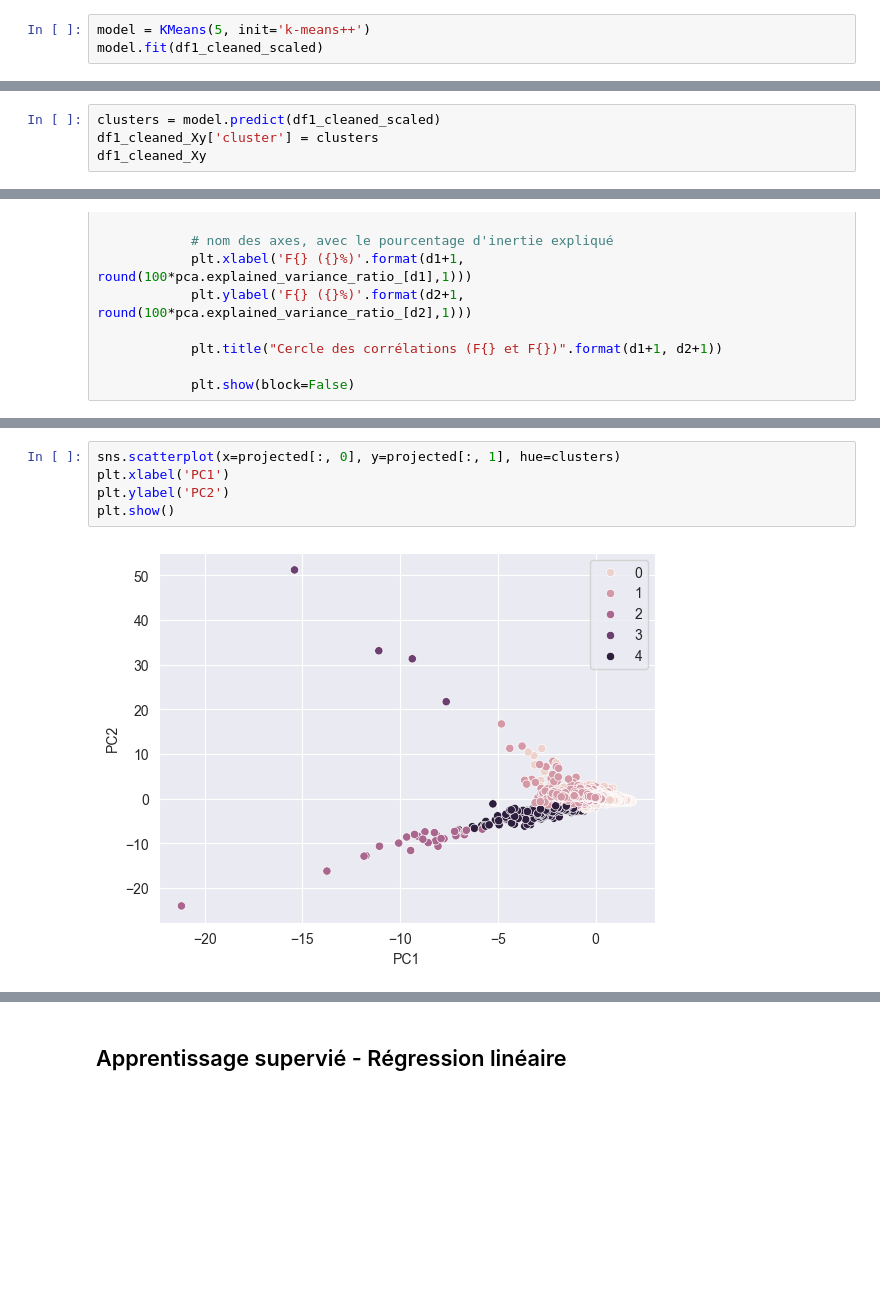
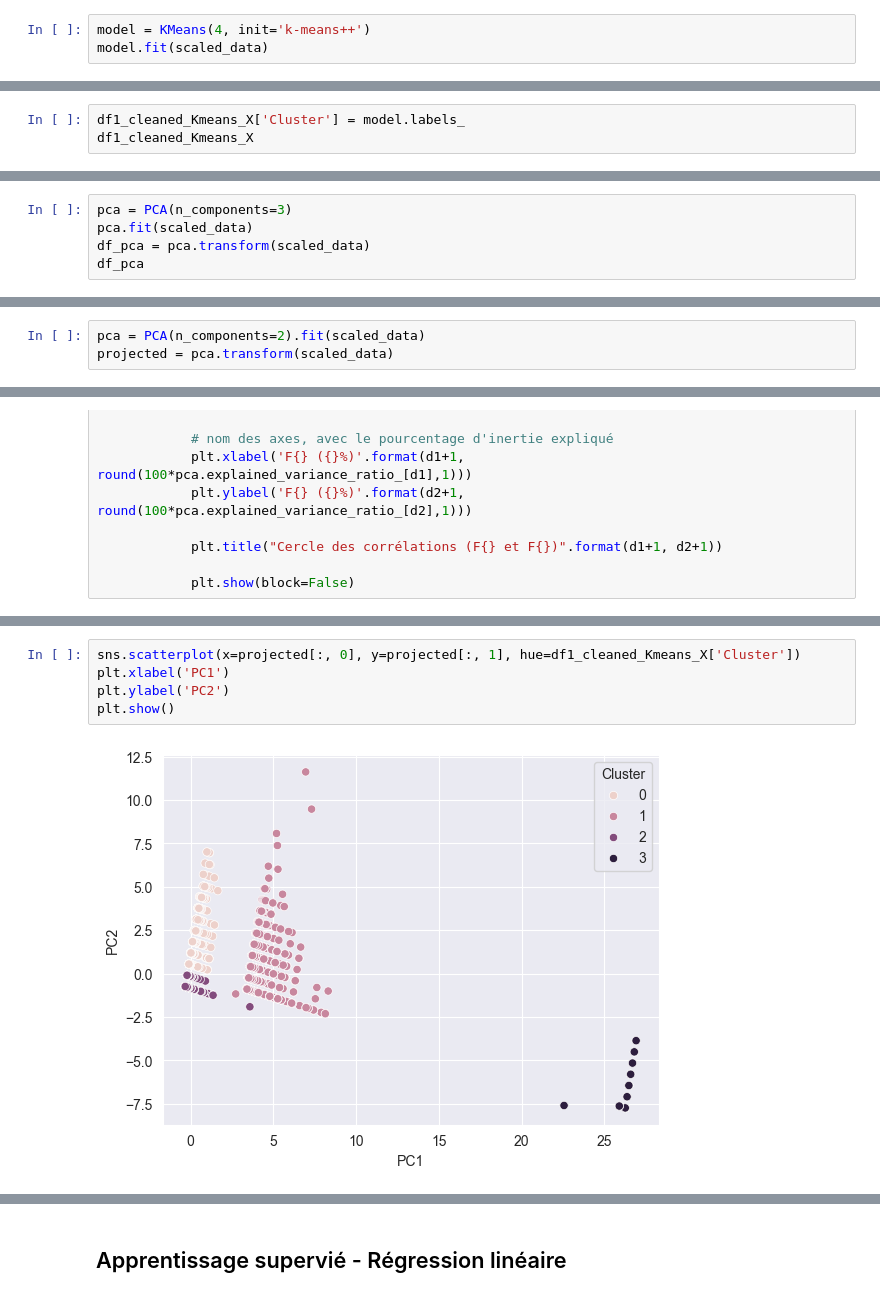
Before and after one commit to Skrinox/Analyses_des_Donnees_DVF, a Jupyter notebook: Analyses_DVF.ipynb, the cells around one changed output, grey strips where cells are left out. Saved outputs shown, nothing was run; the diff lists cells and outputs as text; blank space fills up the shorter version.

Commit message:
Kmeans

```diff
--- a/Analyses_DVF.ipynb
+++ b/Analyses_DVF.ipynb
@@ -685,4 +639,4 @@ On observe que le coude est à 5 clusters. On va donc choisir 5 clusters pour no
 # %%
-model = KMeans(5, init='k-means++')
-model.fit(df1_cleaned_scaled)
+model = KMeans(4, init='k-means++')
+model.fit(scaled_data)
 # %% [output]
@@ -690,5 +644,4 @@ KMeans(n_clusters=5)
 # %%
-clusters = model.predict(df1_cleaned_scaled)
-df1_cleaned_Xy['cluster'] = clusters
-df1_cleaned_Xy
+df1_cleaned_Kmeans_X['Cluster'] = model.labels_
+df1_cleaned_Kmeans_X
 # %% [output]
@@ -742,0 +670,5 @@ projected = pca.transform(df1_cleaned_scaled)
+# %%
+pca = PCA(n_components=3)
+pca.fit(scaled_data)
+df_pca = pca.transform(scaled_data)
+df_pca
@@ -743,3 +695,6 @@ projected = pca.transform(df1_cleaned_scaled)
+# %%
+pca = PCA(n_components=2).fit(scaled_data)
+projected = pca.transform(scaled_data)
 # %% [markdown]
 La fonction suivante permet d'afficher les cercles des corrélations des variables avec les axes du plan factoriel. [GitHub](https://github.com/formasys/clustering/blob/main/crime_usa.ipynb)
 # %%
@@ -802,7 +756,7 @@ display_circles(pca.components_, 3, pca, [(0,1), (1,2), (2,3)], labels=np.array(
 # %%
-sns.scatterplot(x=projected[:, 0], y=projected[:, 1], hue=clusters)
+sns.scatterplot(x=projected[:, 0], y=projected[:, 1], hue=df1_cleaned_Kmeans_X['Cluster'])
 plt.xlabel('PC1')
 plt.ylabel('PC2')
 plt.show()
 # %% [output]
-[figure, old version]
+[figure, new version]
```
Also changed, not shown: parts of 57 cells of this notebook.
